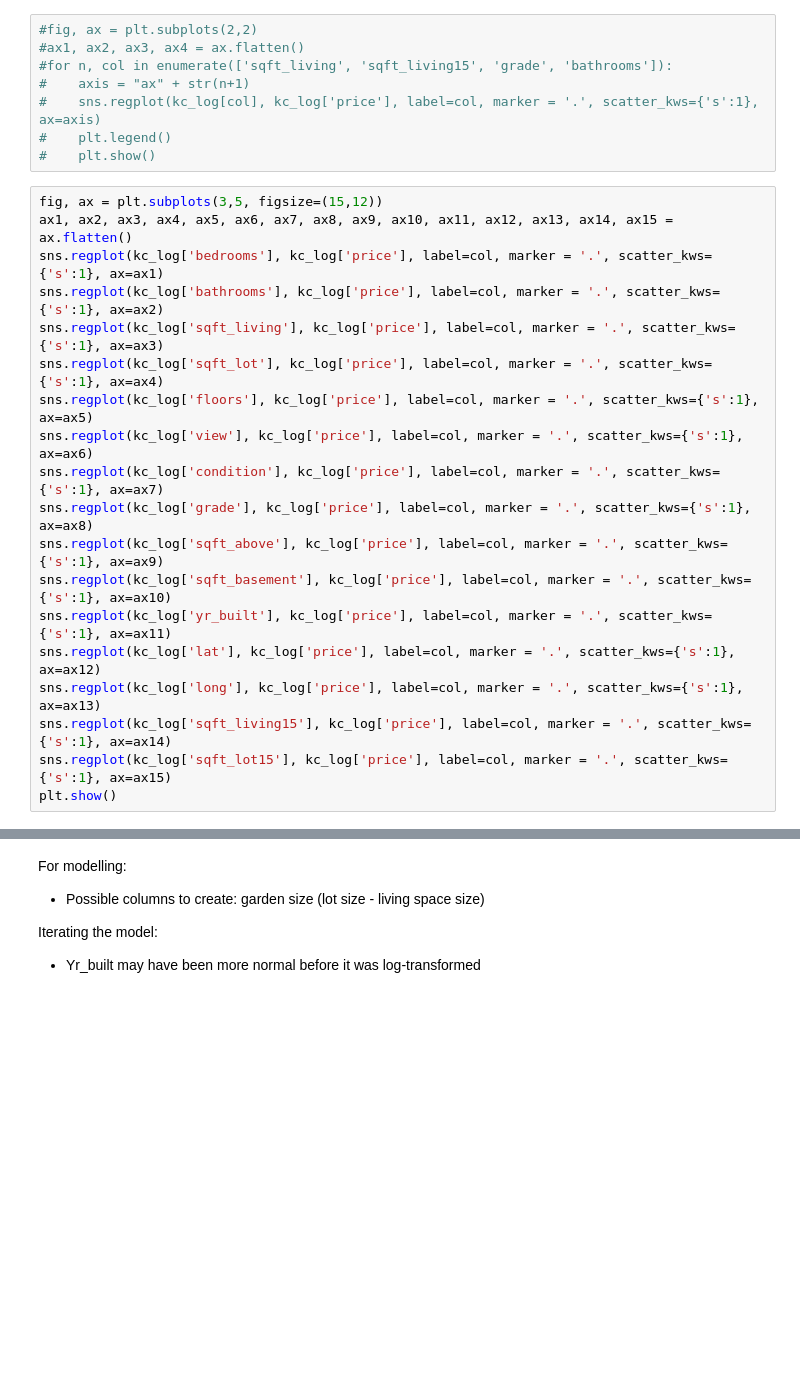
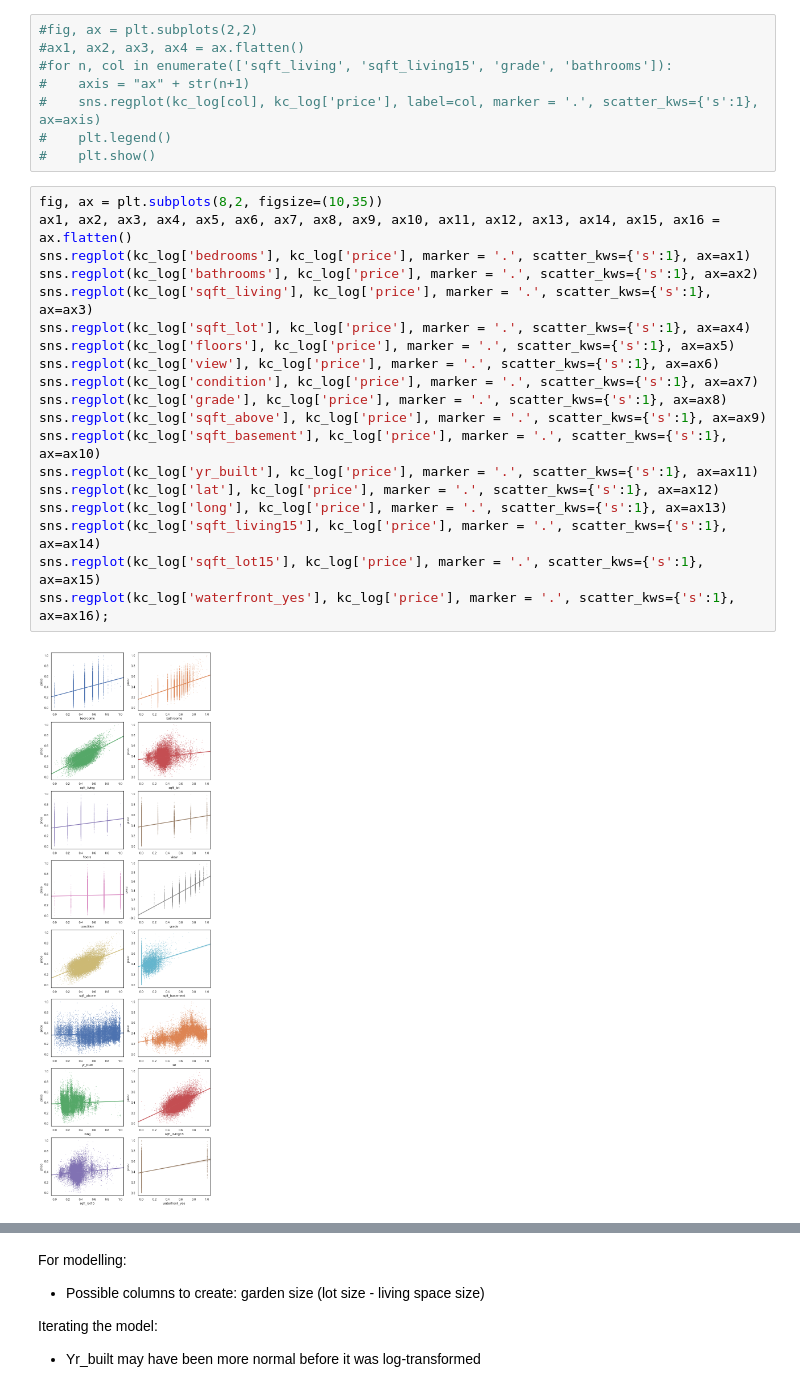
Before and after one commit to L-Lewis/dsc-1-final-project-online-ds-ft-011419, a Jupyter notebook: student.ipynb, the cells around one changed output, grey strips where cells are left out. Drawn from its saved outputs; the diff is of its cells as text; blank space fills up the shorter version.

```diff
--- a/student.ipynb
+++ b/student.ipynb
@@ -665,21 +1050,23 @@ results.sort_values(by=['r_squared'], ascending=False).head() # Top five highest
 #    plt.legend()
 #    plt.show()
 # %%
-fig, ax = plt.subplots(3,5, figsize=(15,12))
-ax1, ax2, ax3, ax4, ax5, ax6, ax7, ax8, ax9, ax10, ax11, ax12, ax13, ax14, ax15 = ax.flatten()
-sns.regplot(kc_log['bedrooms'], kc_log['price'], label=col, marker = '.', scatter_kws={'s':1}, ax=ax1)
-sns.regplot(kc_log['bathrooms'], kc_log['price'], label=col, marker = '.', scatter_kws={'s':1}, ax=ax2)
-sns.regplot(kc_log['sqft_living'], kc_log['price'], label=col, marker = '.', scatter_kws={'s':1}, ax=ax3)
-sns.regplot(kc_log['sqft_lot'], kc_log['price'], label=col, marker = '.', scatter_kws={'s':1}, ax=ax4)
-sns.regplot(kc_log['floors'], kc_log['price'], label=col, marker = '.', scatter_kws={'s':1}, ax=ax5)
-sns.regplot(kc_log['view'], kc_log['price'], label=col, marker = '.', scatter_kws={'s':1}, ax=ax6)
-sns.regplot(kc_log['condition'], kc_log['price'], label=col, marker = '.', scatter_kws={'s':1}, ax=ax7)
-sns.regplot(kc_log['grade'], kc_log['price'], label=col, marker = '.', scatter_kws={'s':1}, ax=ax8)
-sns.regplot(kc_log['sqft_above'], kc_log['price'], label=col, marker = '.', scatter_kws={'s':1}, ax=ax9)
-sns.regplot(kc_log['sqft_basement'], kc_log['price'], label=col, marker = '.', scatter_kws={'s':1}, ax=ax10)
-sns.regplot(kc_log['yr_built'], kc_log['price'], label=col, marker = '.', scatter_kws={'s':1}, ax=ax11)
-sns.regplot(kc_log['lat'], kc_log['price'], label=col, marker = '.', scatter_kws={'s':1}, ax=ax12)
-sns.regplot(kc_log['long'], kc_log['price'], label=col, marker = '.', scatter_kws={'s':1}, ax=ax13)
-sns.regplot(kc_log['sqft_living15'], kc_log['price'], label=col, marker = '.', scatter_kws={'s':1}, ax=ax14)
-sns.regplot(kc_log['sqft_lot15'], kc_log['price'], label=col, marker = '.', scatter_kws={'s':1}, ax=ax15)
-plt.show()
+fig, ax = plt.subplots(8,2, figsize=(10,35))
+ax1, ax2, ax3, ax4, ax5, ax6, ax7, ax8, ax9, ax10, ax11, ax12, ax13, ax14, ax15, ax16 = ax.flatten()
+sns.regplot(kc_log['bedrooms'], kc_log['price'], marker = '.', scatter_kws={'s':1}, ax=ax1)
+sns.regplot(kc_log['bathrooms'], kc_log['price'], marker = '.', scatter_kws={'s':1}, ax=ax2)
+sns.regplot(kc_log['sqft_living'], kc_log['price'], marker = '.', scatter_kws={'s':1}, ax=ax3)
+sns.regplot(kc_log['sqft_lot'], kc_log['price'], marker = '.', scatter_kws={'s':1}, ax=ax4)
+sns.regplot(kc_log['floors'], kc_log['price'], marker = '.', scatter_kws={'s':1}, ax=ax5)
+sns.regplot(kc_log['view'], kc_log['price'], marker = '.', scatter_kws={'s':1}, ax=ax6)
+sns.regplot(kc_log['condition'], kc_log['price'], marker = '.', scatter_kws={'s':1}, ax=ax7)
+sns.regplot(kc_log['grade'], kc_log['price'], marker = '.', scatter_kws={'s':1}, ax=ax8)
+sns.regplot(kc_log['sqft_above'], kc_log['price'], marker = '.', scatter_kws={'s':1}, ax=ax9)
+sns.regplot(kc_log['sqft_basement'], kc_log['price'], marker = '.', scatter_kws={'s':1}, ax=ax10)
+sns.regplot(kc_log['yr_built'], kc_log['price'], marker = '.', scatter_kws={'s':1}, ax=ax11)
+sns.regplot(kc_log['lat'], kc_log['price'], marker = '.', scatter_kws={'s':1}, ax=ax12)
+sns.regplot(kc_log['long'], kc_log['price'], marker = '.', scatter_kws={'s':1}, ax=ax13)
+sns.regplot(kc_log['sqft_living15'], kc_log['price'], marker = '.', scatter_kws={'s':1}, ax=ax14)
+sns.regplot(kc_log['sqft_lot15'], kc_log['price'], marker = '.', scatter_kws={'s':1}, ax=ax15)
+sns.regplot(kc_log['waterfront_yes'], kc_log['price'], marker = '.', scatter_kws={'s':1}, ax=ax16);
+# %% [output]
+[figure, added]
```
Also changed, not shown: parts of 63 cells of this notebook.
